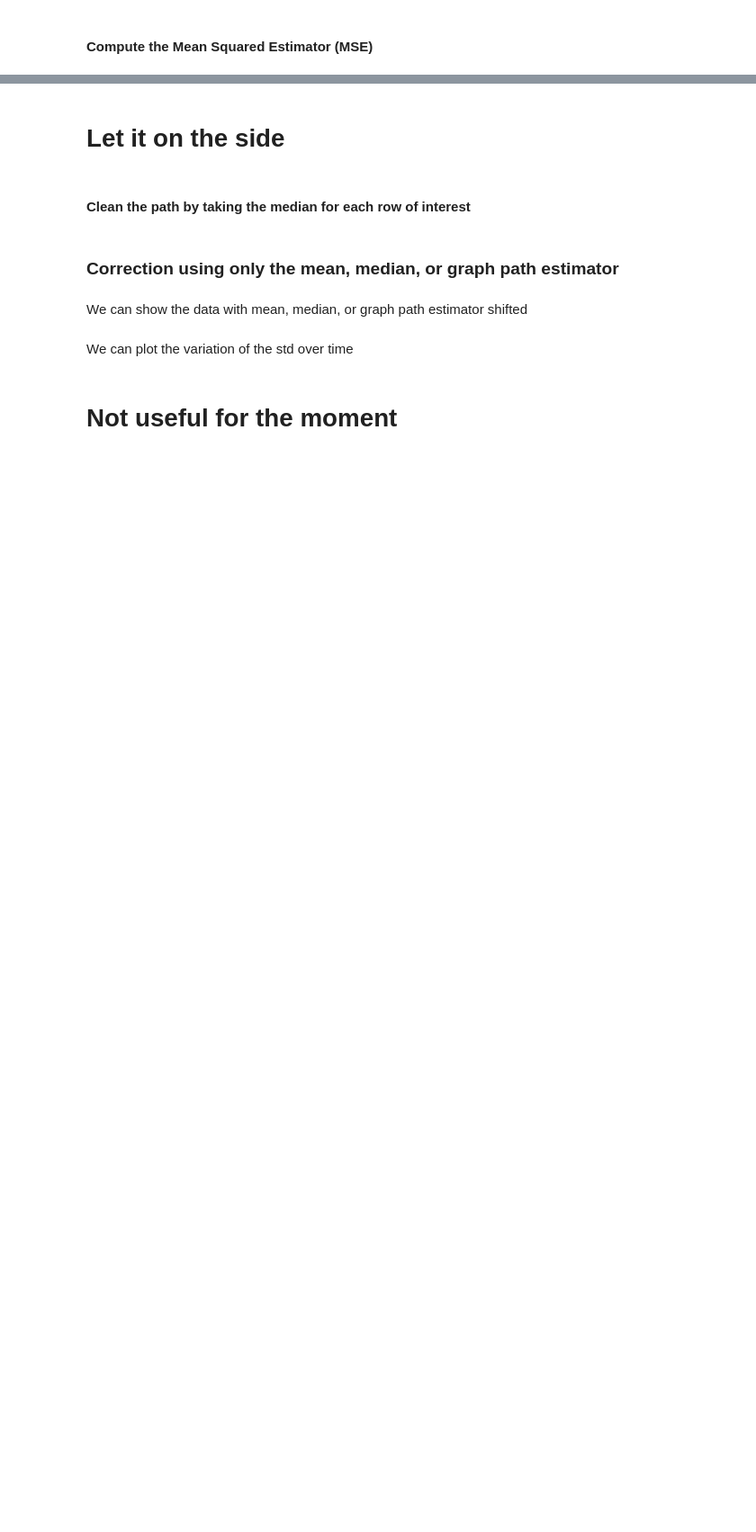
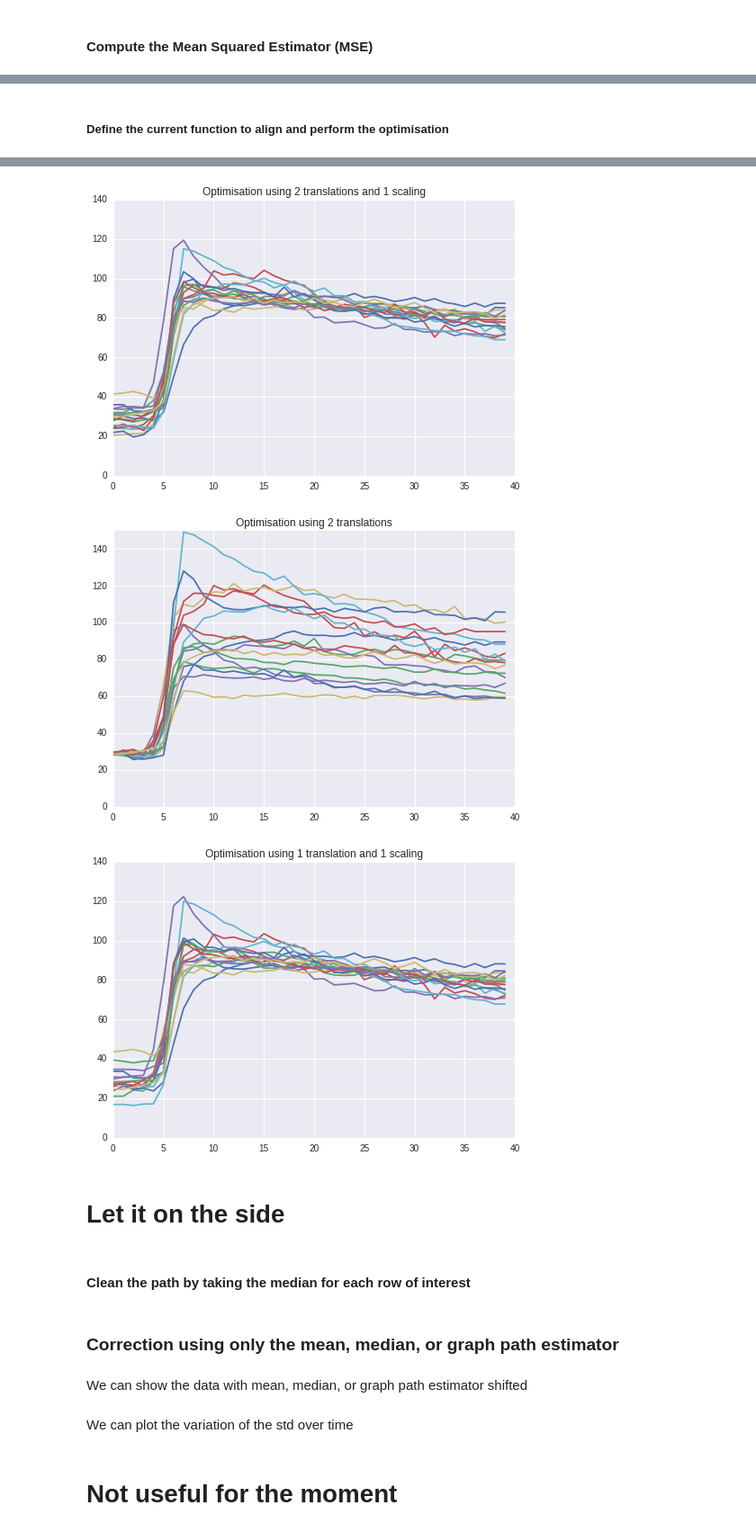
Before and after one commit to I2Cvb/prostate, a Jupyter notebook: notebook/normalisation-dce.ipynb, the cells around one changed output, grey strips where cells are left out. Shown at 90% size. Cells and saved outputs as stored; diff of their text form; code cells hidden in the pictures; blank space fills up the shorter version.

```diff
--- a/notebook/normalisation-dce.ipynb
+++ b/notebook/normalisation-dce.ipynb
@@ -406,0 +630,2 @@ patient_list[pat_vis].mse_var = vari
+# %%
+CostTimeShift3 = lambda x: np.sum( curves_estim_mean - ( x[1] * ShiftTime(y_to_aligned, x[0]) ) ) ** 2
@@ -406,0 +634,72 @@ patient_list[pat_vis].mse_var = vari
+# %%
+def TransformData(data, params):
+    print params
+    data_shifted = ShiftTime(data, int(np.round(params[0])))
+    data_shifted = (params[2] * data_shifted + np.round(params[1]) )
+    return data_shifted
+
+def TransformData2(data, params):
+    print params
+    data_shifted = ShiftTime(data, int(np.round(params[0])))
+    data_shifted = (data_shifted + np.round(params[1]) )
+    return data_shifted
+
+def TransformData3(data, params):
+    print params
+    data_shifted = ShiftTime(data, int(np.round(params[0])))
+    data_shifted = (params[1] * data_shifted)
+    return data_shifted
+# %% [markdown]
+##### Define the current function to align and perform the optimisation
+# %%
+for idx, y_to_aligned in enumerate(cv_to_al.T):
+
+    # Parameter to make a robust optimization
+    ### Find the initial time shift based on the maximum in the first samples
+    init_shift_t = np.argmax(np.diff(curves_estim_mean[0:15])) - np.argmax(np.diff(y_to_aligned[0:15]))
+    ### Find the alignment regarding the basiline
+    init_baseline = curves_estim_mean[0] - y_to_aligned[0]
+    ### Find the initial alpha
+    init_alpha = ( (curves_estim_mean[0] - np.max(curves_estim_mean[0:15])) /
+                   (y_to_aligned[0]      - np.max(y_to_aligned[0:15]     ))  )
+
+    solver = 'L-BFGS-B'
+    #solver = 'SLSQP'
+    #solver = 'TNC'
+
+    ### 2 tau + 1 alpha
+    ### Define the bounds for each parameter
+    bnds = ((-5, 5), (-60., 60.), (.2, 5.))
+    res = optimize.minimize(CostTimeShift, x0=[init_shift_t, init_baseline, init_alpha], method=solver, bounds=bnds)
+    # Plot the data once aligned
+    if idx == 0:
+        fig1 = plt.figure(1)
+    plt.figure(1)
+    plt.plot(TransformData(y_to_aligned, res.x))
+    plt.title('Optimisation using 2 translations and 1 scaling')
+    plt.ylim([0, 140])
+
+    ### 2 tau
+    ### Define the bounds for each parameter
+    bnds = ((-5, 5), (-60., 60.))
+    res = optimize.minimize(CostTimeShift2, x0=[init_shift_t, init_baseline], method=solver, bounds=bnds)
+    # Plot the data once aligned
+    if idx == 0:
+        fig1 = plt.figure(2)
+    plt.figure(2)
+    plt.plot(TransformData2(y_to_aligned, res.x))
+    plt.title('Optimisation using 2 translations')
+    plt.ylim([0, 150])
+
+    ### 1 tau + 1 alpha
+    ### Define the bounds for each parameter
+    bnds = ((-5, 5), (.2, 5.))
+    res = optimize.minimize(CostTimeShift3, x0=[init_shift_t, init_alpha], method=solver, bounds=bnds)
+    # Plot the data once aligned
+    if idx == 0:
+        fig1 = plt.figure(3)
+    plt.figure(3)
+    plt.plot(TransformData3(y_to_aligned, res.x))
+    plt.title('Optimisation using 1 translation and 1 scaling')
+    plt.ylim([0, 140])
+# %% [output]
@@ -407,3 +723,6 @@ patient_list[pat_vis].mse_var = vari
+[figure, added]
+[figure, added]
+[figure, added]
 # %% [markdown]
 # Let it on the side
 # %%
```
Also changed, not shown: parts of 19 cells of this notebook, 1 other file.
